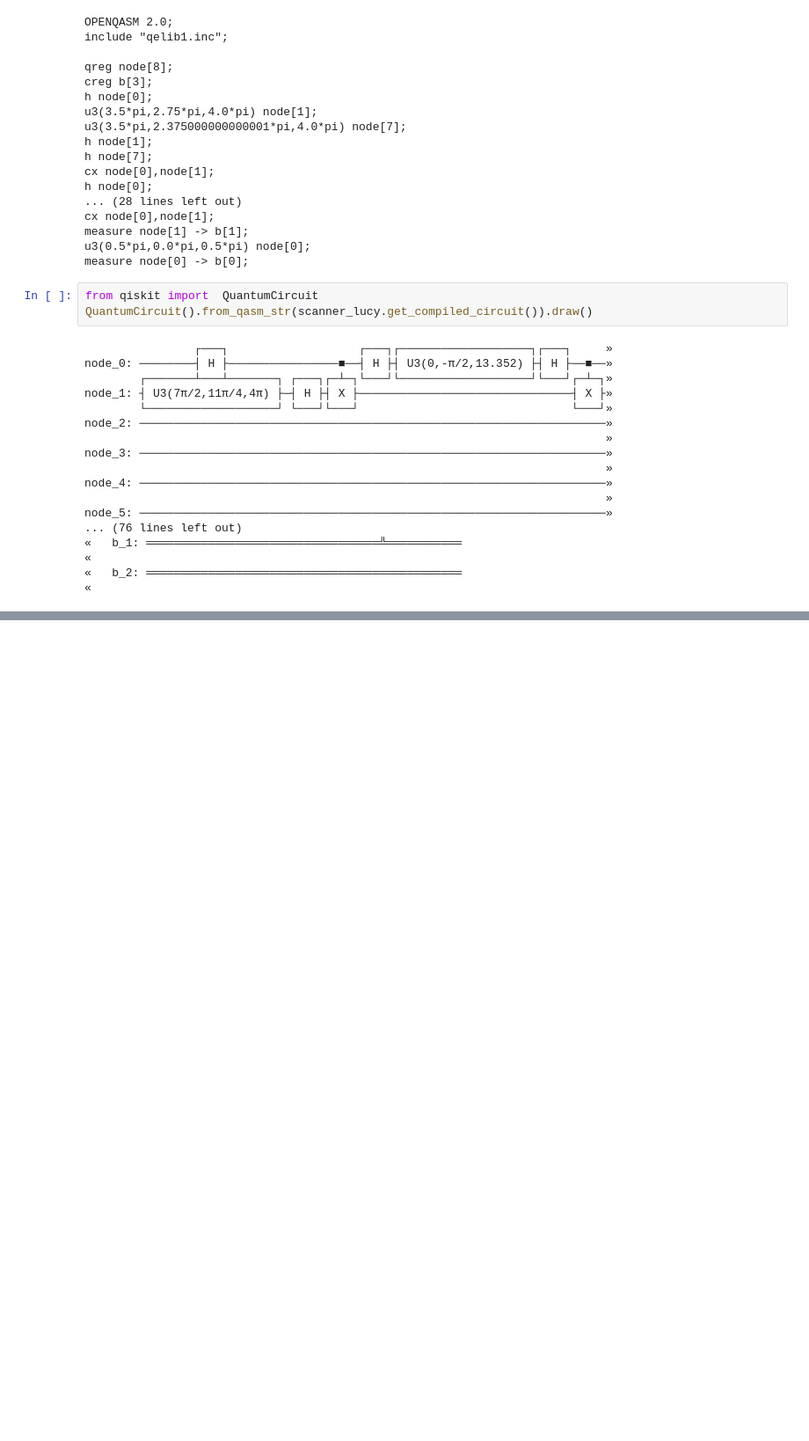
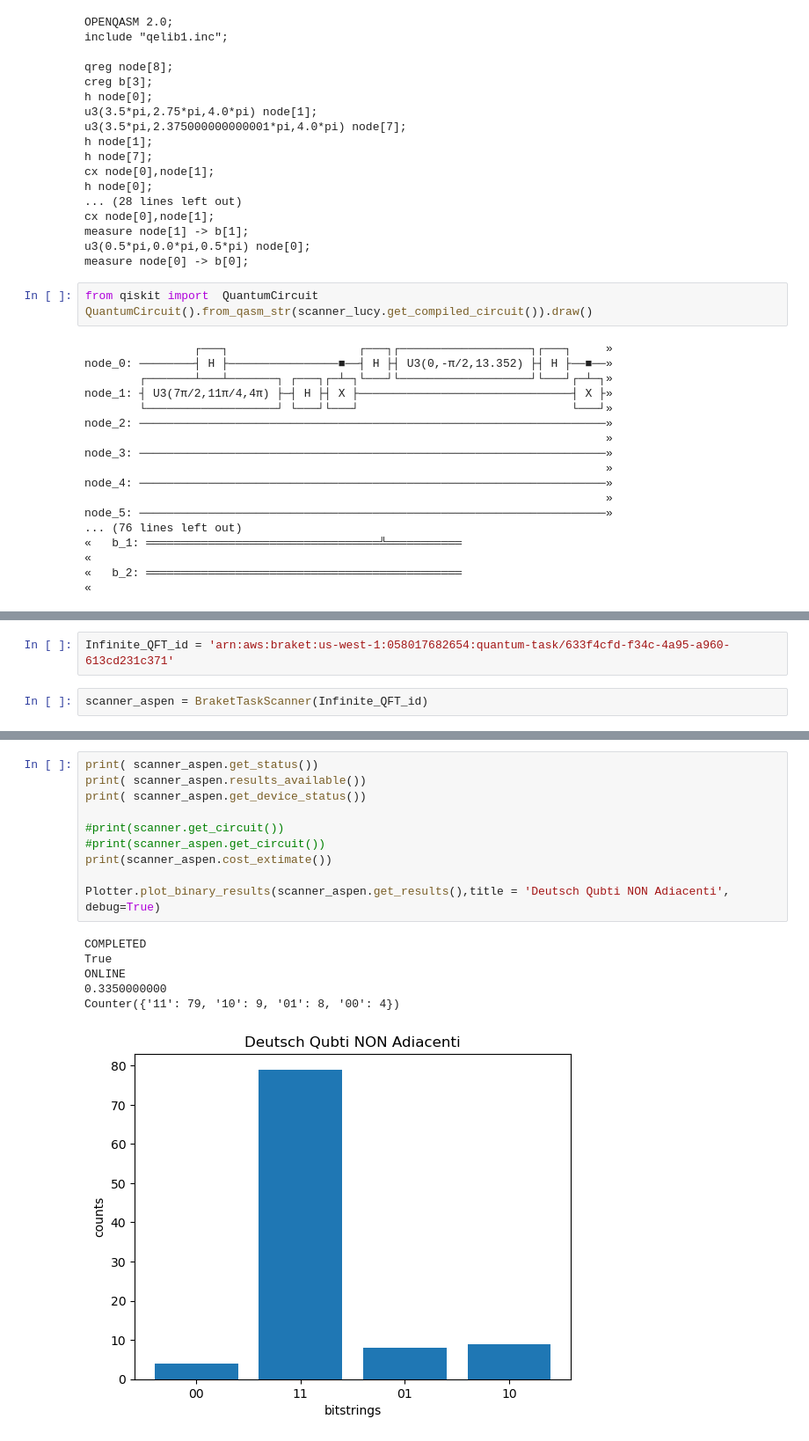
Before and after one commit to SwgAnno/QBench, a Jupyter notebook: QFT_test.ipynb, the cells around one changed output, grey strips where cells are left out. Shown at 88% size. Saved outputs shown, nothing was run; the diff lists cells and outputs as text; blank space fills up the shorter version.

```diff
--- a/QFT_test.ipynb
+++ b/QFT_test.ipynb
@@ -366,0 +392,4 @@ node_5: ────────────────────────
+# %%
+Infinite_QFT_id = 'arn:aws:braket:us-west-1:058017682654:quantum-task/633f4cfd-f34c-4a95-a960-613cd231c371'
+# %%
+scanner_aspen = BraketTaskScanner(Infinite_QFT_id)
@@ -366,0 +400,17 @@ node_5: ────────────────────────
+# %%
+print( scanner_aspen.get_status())
+print( scanner_aspen.results_available())
+print( scanner_aspen.get_device_status())
+
+#print(scanner.get_circuit())
+#print(scanner_aspen.get_circuit())
+print(scanner_aspen.cost_extimate())
+
+Plotter.plot_binary_results(scanner_aspen.get_results(),title = 'Deutsch Qubti NON Adiacenti', debug=True)
+# %% [output]
+COMPLETED
+True
+ONLINE
+0.3350000000
+Counter({'11': 79, '10': 9, '01': 8, '00': 4})
+[figure, added]
```
Also changed, not shown: parts of 13 cells of this notebook, 2 other files.
